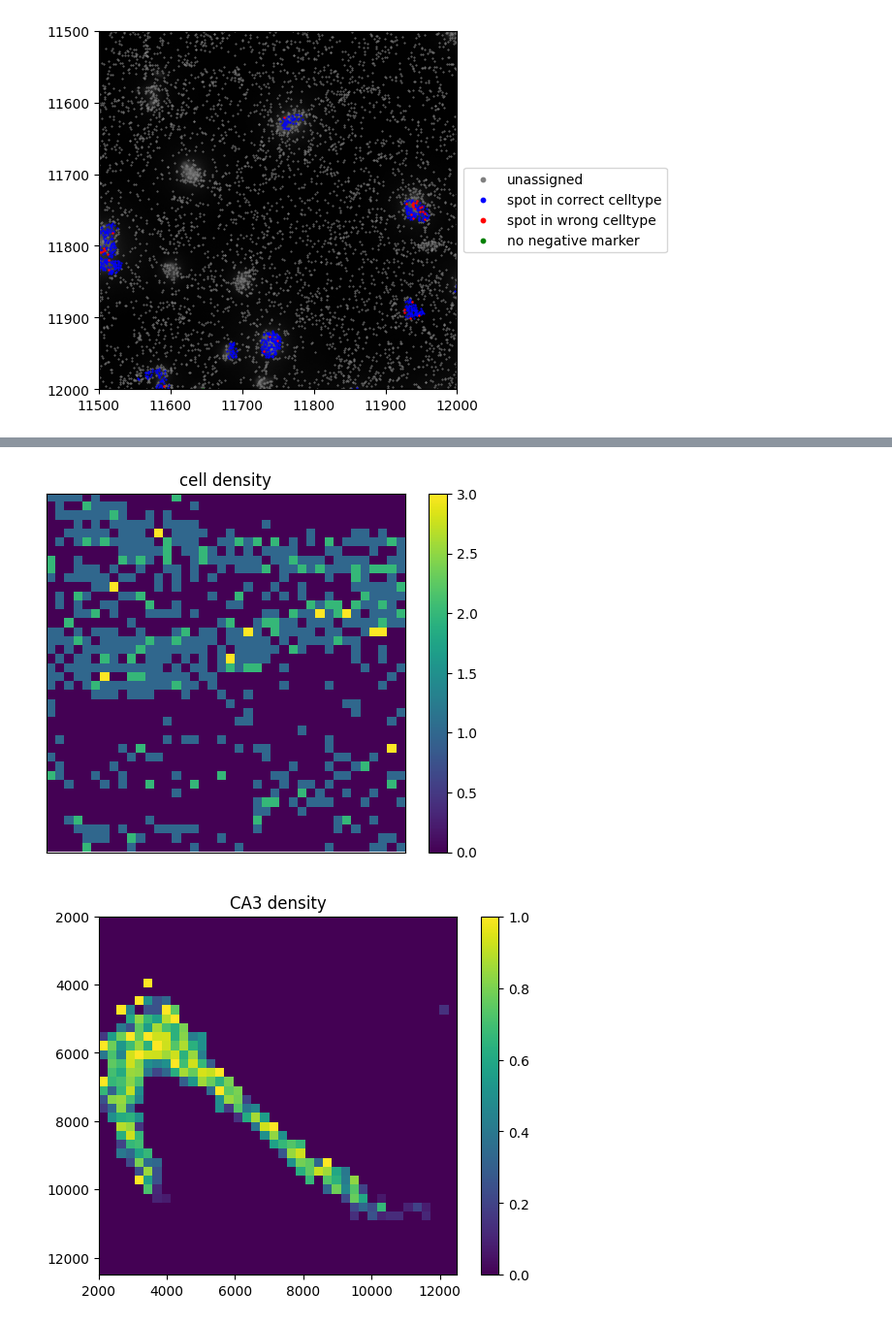
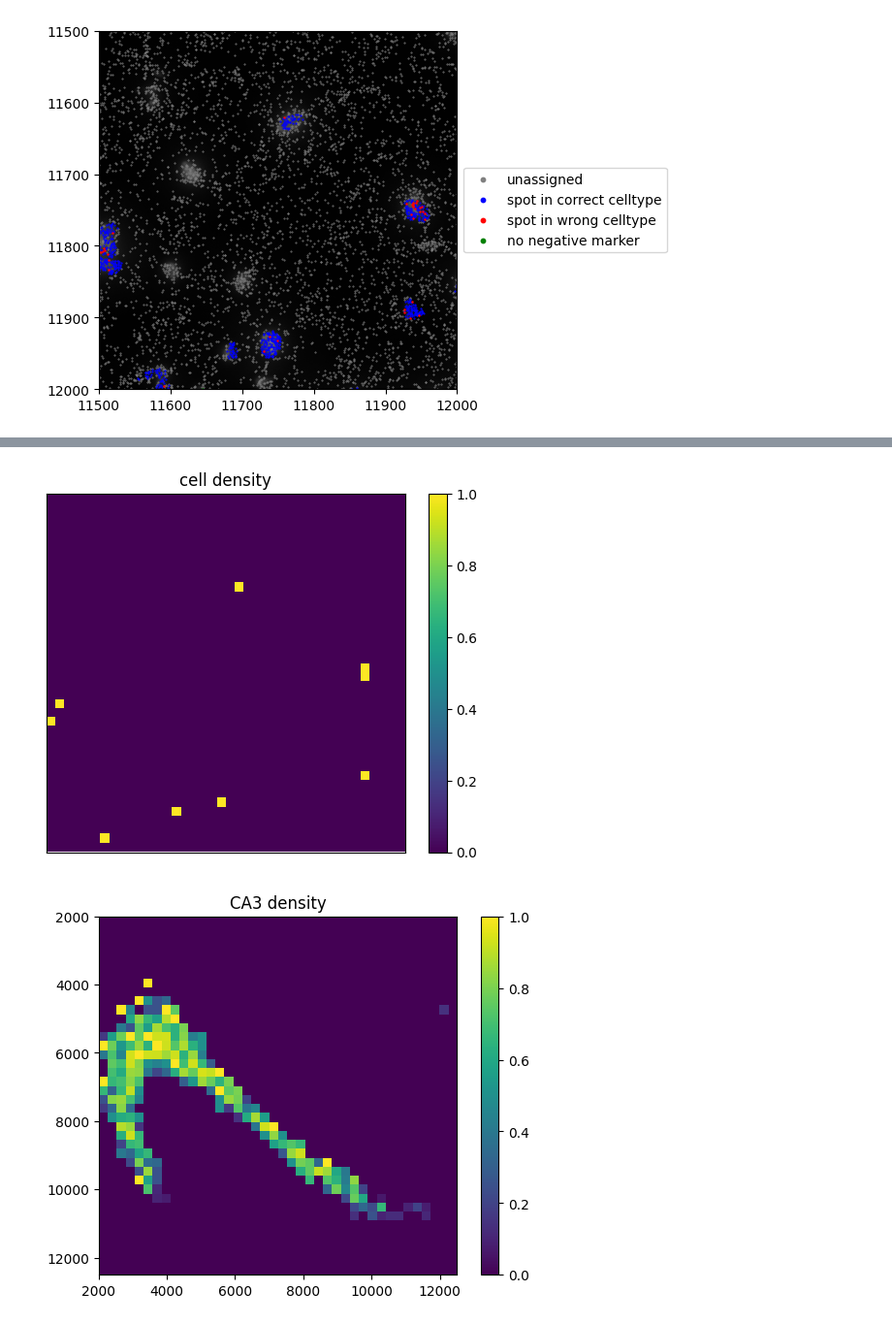
Before and after one commit to j-dichgans/my_txsim, a Jupyter notebook: metric_local.ipynb, the cells around one changed output, grey strips where cells are left out. Shown at 97% size. Drawn from its saved outputs; the diff is of its cells as text; code cells hidden in the pictures.

Commit message:
little changes in metric_local and started to clean coembedding local. cell_id adata_Yao problem

```diff
--- a/metric_local.ipynb
+++ b/metric_local.ipynb
@@ -538,9 +542,9 @@ def plot_cell_density(adata_sp: AnnData, x_min: int, x_max: int, y_min: int, y_m
     title = "cell density"
     matrix_colorbar_plot(matrix, title, x_min, x_max, y_min, y_max, smooth, show_ticks)
 # %%
-plot_cell_density(adata_exp0,10000,12500,10000,12500,image=None,bins = 40)
+plot_cell_density(adata_exp0,11500,12000,11500,12000,image=None,bins = 40)
 # %% [output]
-[figure, old version]
+[figure, new version]
 # %%
 def get_celltype_density(adata_sp: AnnData, celltype: str, x_min: int, x_max: int, y_min: int, y_max: int, image: np.ndarray, bins):
     """Get celltype density.
```
Also changed, not shown: parts of 4 cells of this notebook, 1 other file.
